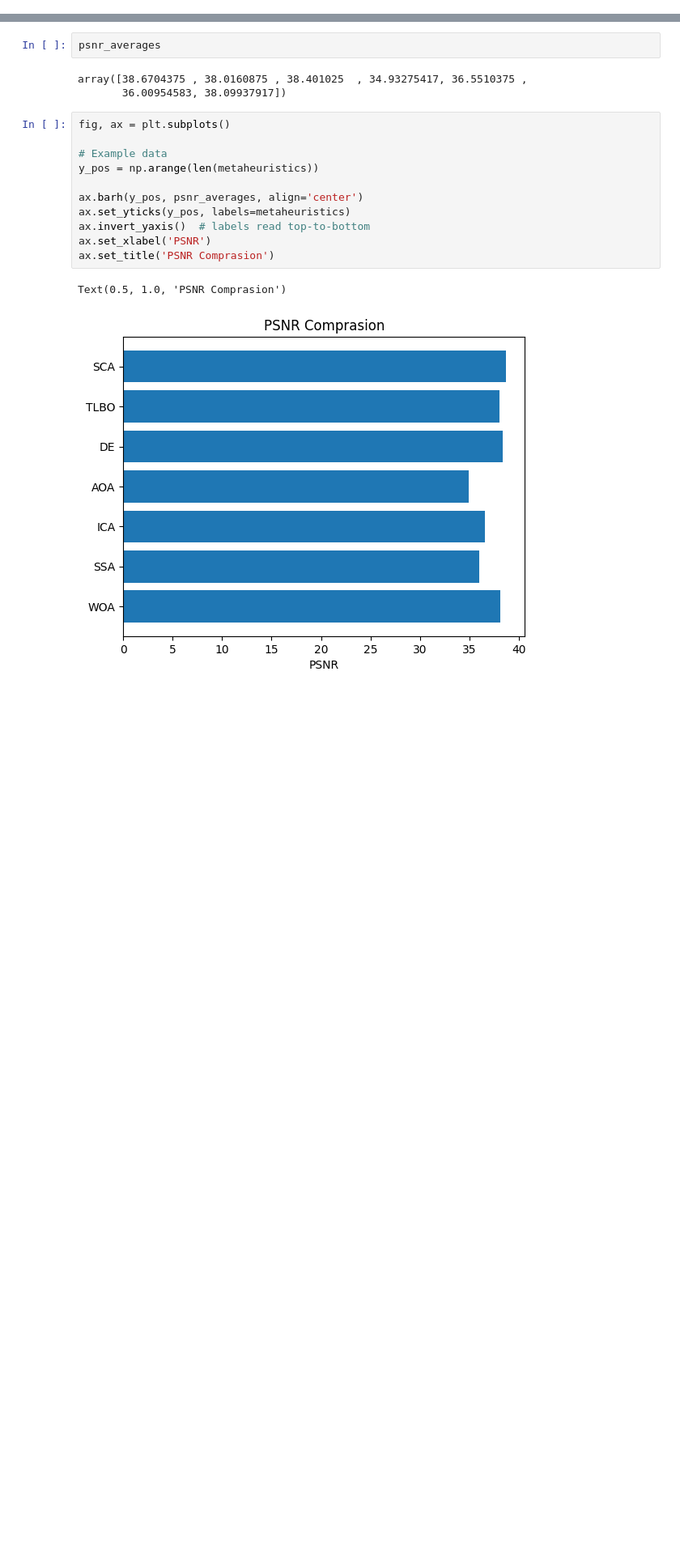
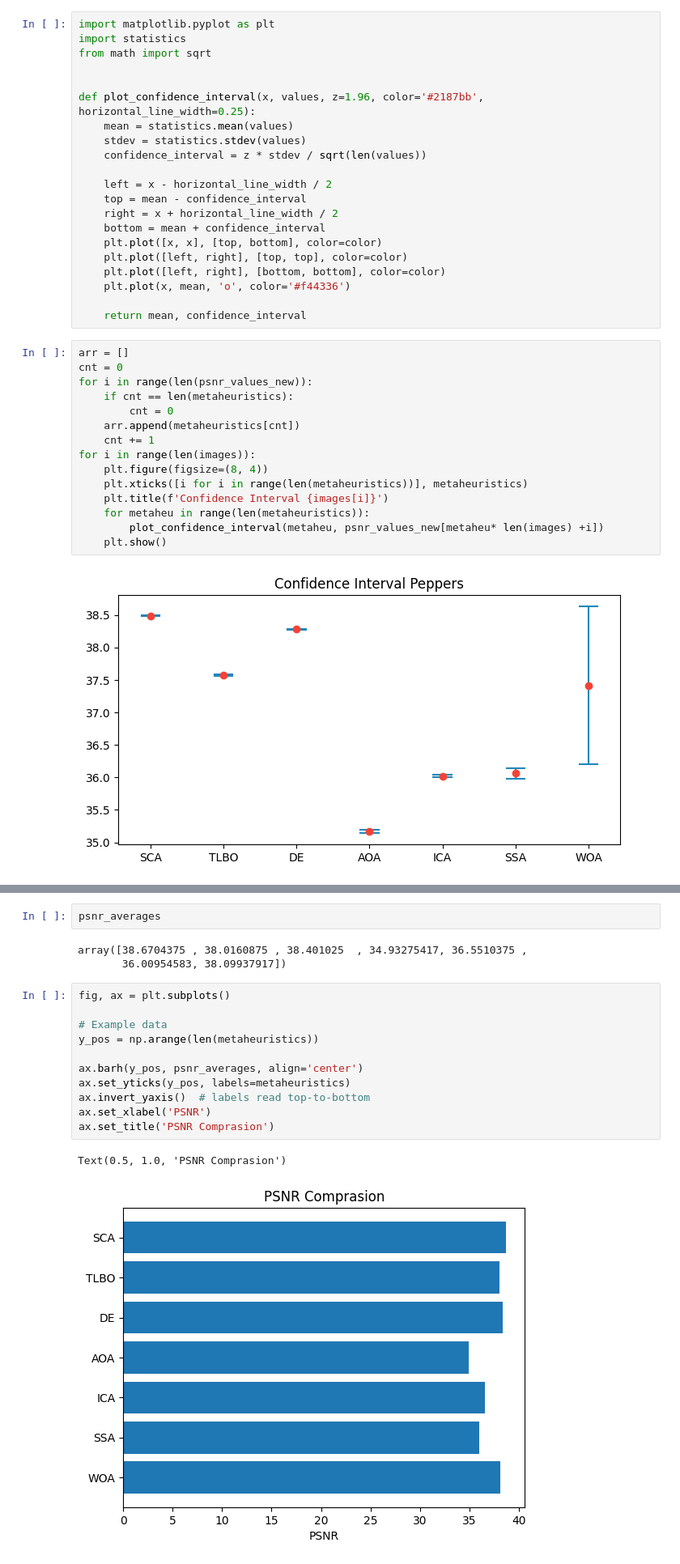
Before and after one commit to metobtw/metaheuristics_research, a Jupyter notebook: results.ipynb, the cells around one changed output, grey strips where cells are left out. Shown: that part at 81% size. Drawn from its saved outputs; the diff is of its cells as text; blank space fills up the shorter version.

```diff
--- a/results.ipynb
+++ b/results.ipynb
@@ -0,0 +66,38 @@
+# %%
+import matplotlib.pyplot as plt
+import statistics
+from math import sqrt
+
+
+def plot_confidence_interval(x, values, z=1.96, color='#2187bb', horizontal_line_width=0.25):
+    mean = statistics.mean(values)
+    stdev = statistics.stdev(values)
+    confidence_interval = z * stdev / sqrt(len(values))
+
+    left = x - horizontal_line_width / 2
+    top = mean - confidence_interval
+    right = x + horizontal_line_width / 2
+    bottom = mean + confidence_interval
+    plt.plot([x, x], [top, bottom], color=color)
+    plt.plot([left, right], [top, top], color=color)
+    plt.plot([left, right], [bottom, bottom], color=color)
+    plt.plot(x, mean, 'o', color='#f44336')
+
+    return mean, confidence_interval
+# %%
+arr = []
+cnt = 0
+for i in range(len(psnr_values_new)):
+    if cnt == len(metaheuristics):
+        cnt = 0
+    arr.append(metaheuristics[cnt])
+    cnt += 1
+for i in range(len(images)):
+    plt.figure(figsize=(8, 4))
+    plt.xticks([i for i in range(len(metaheuristics))], metaheuristics)
+    plt.title(f'Confidence Interval {images[i]}')
+    for metaheu in range(len(metaheuristics)):
+        plot_confidence_interval(metaheu, psnr_values_new[metaheu* len(images) +i])
+    plt.show()
+# %% [output]
+[figure, added]
```
Also changed, not shown: parts of 7 cells of this notebook.
